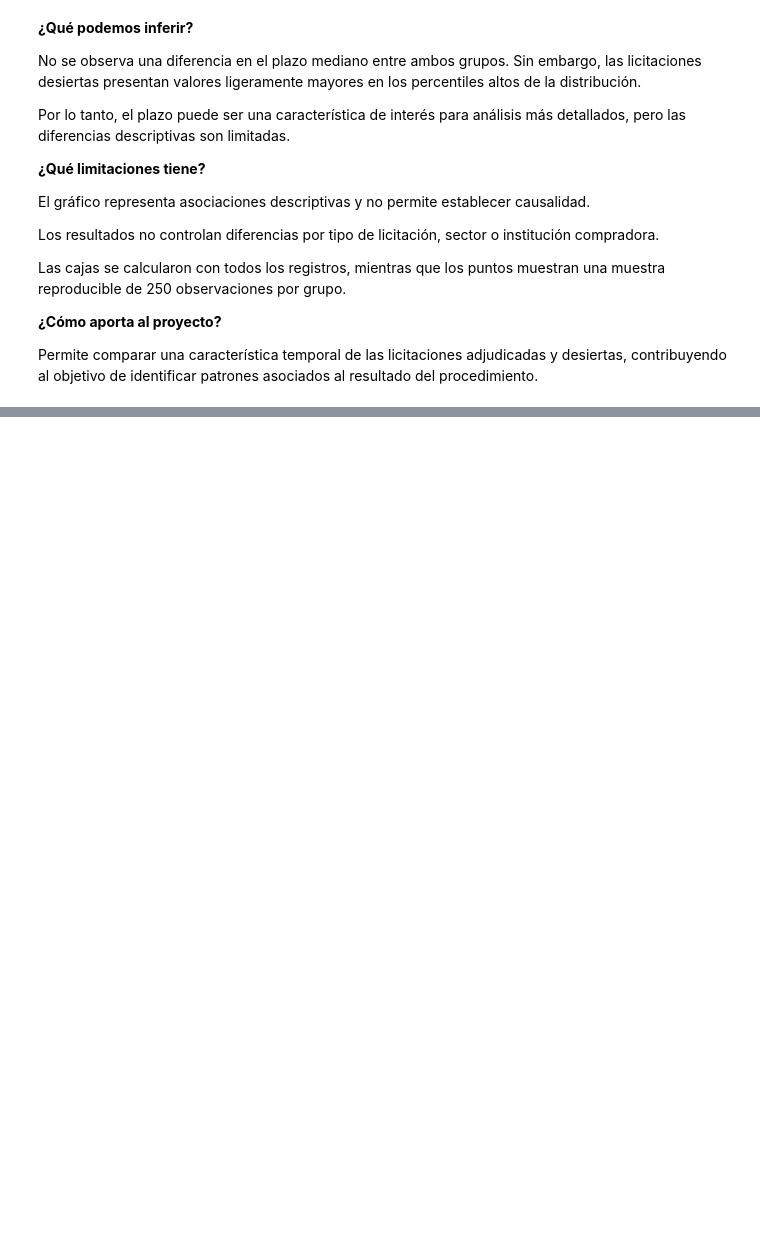
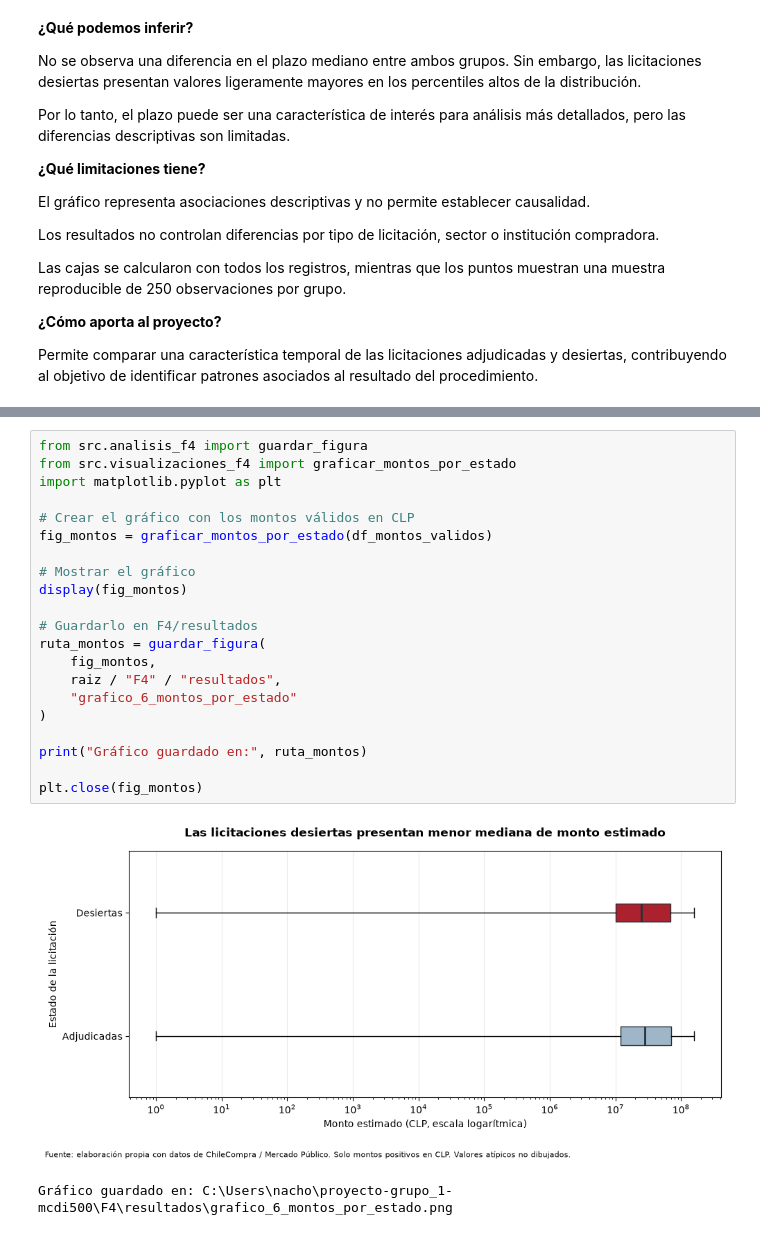
Before and after one commit to IgnacioCardenass/proyecto-grupo_1-mcdi500, a Jupyter notebook: F4/F4_Analisis_Visualizaciones.ipynb, the cells around one changed output, grey strips where cells are left out. Drawn from its saved outputs; the diff is of its cells as text; blank space fills up the shorter version.

```diff
--- a/F4/F4_Analisis_Visualizaciones.ipynb
+++ b/F4/F4_Analisis_Visualizaciones.ipynb
@@ -728,0 +997,24 @@ Las tres figuras fueron exportadas correctamente.
+# %%
+from src.analisis_f4 import guardar_figura
+from src.visualizaciones_f4 import graficar_montos_por_estado
+import matplotlib.pyplot as plt
+
+# Crear el gráfico con los montos válidos en CLP
+fig_montos = graficar_montos_por_estado(df_montos_validos)
+
+# Mostrar el gráfico
+display(fig_montos)
+
+# Guardarlo en F4/resultados
+ruta_montos = guardar_figura(
+    fig_montos,
+    raiz / "F4" / "resultados",
+    "grafico_6_montos_por_estado"
+)
+
+print("Gráfico guardado en:", ruta_montos)
+
+plt.close(fig_montos)
+# %% [output]
+[figure, added]
+Gráfico guardado en: C:\Users\nacho\proyecto-grupo_1-mcdi500\F4\resultados\grafico_6_montos_por_estado.png
```
Also changed, not shown: parts of 23 cells of this notebook, 7 other files.
